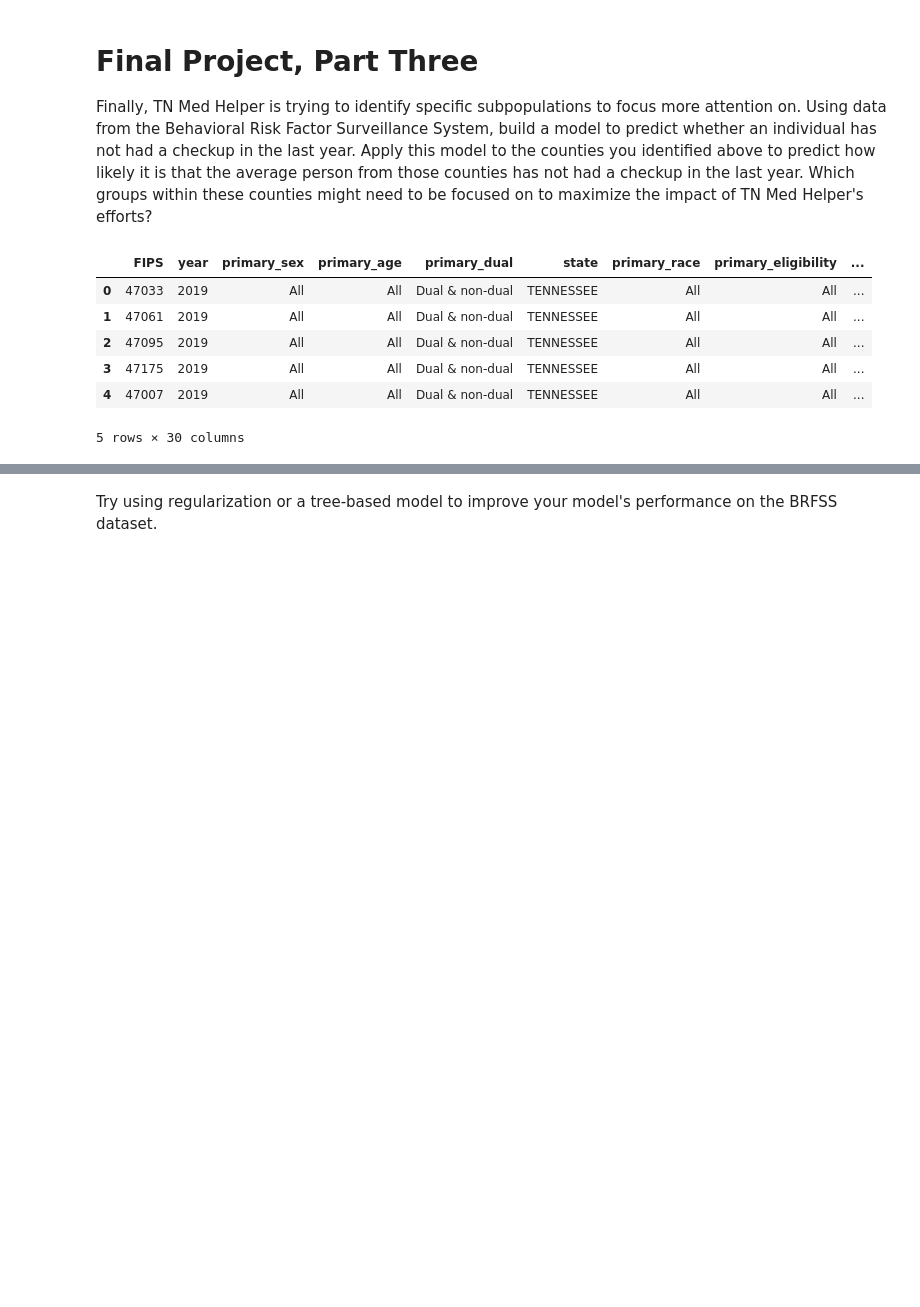
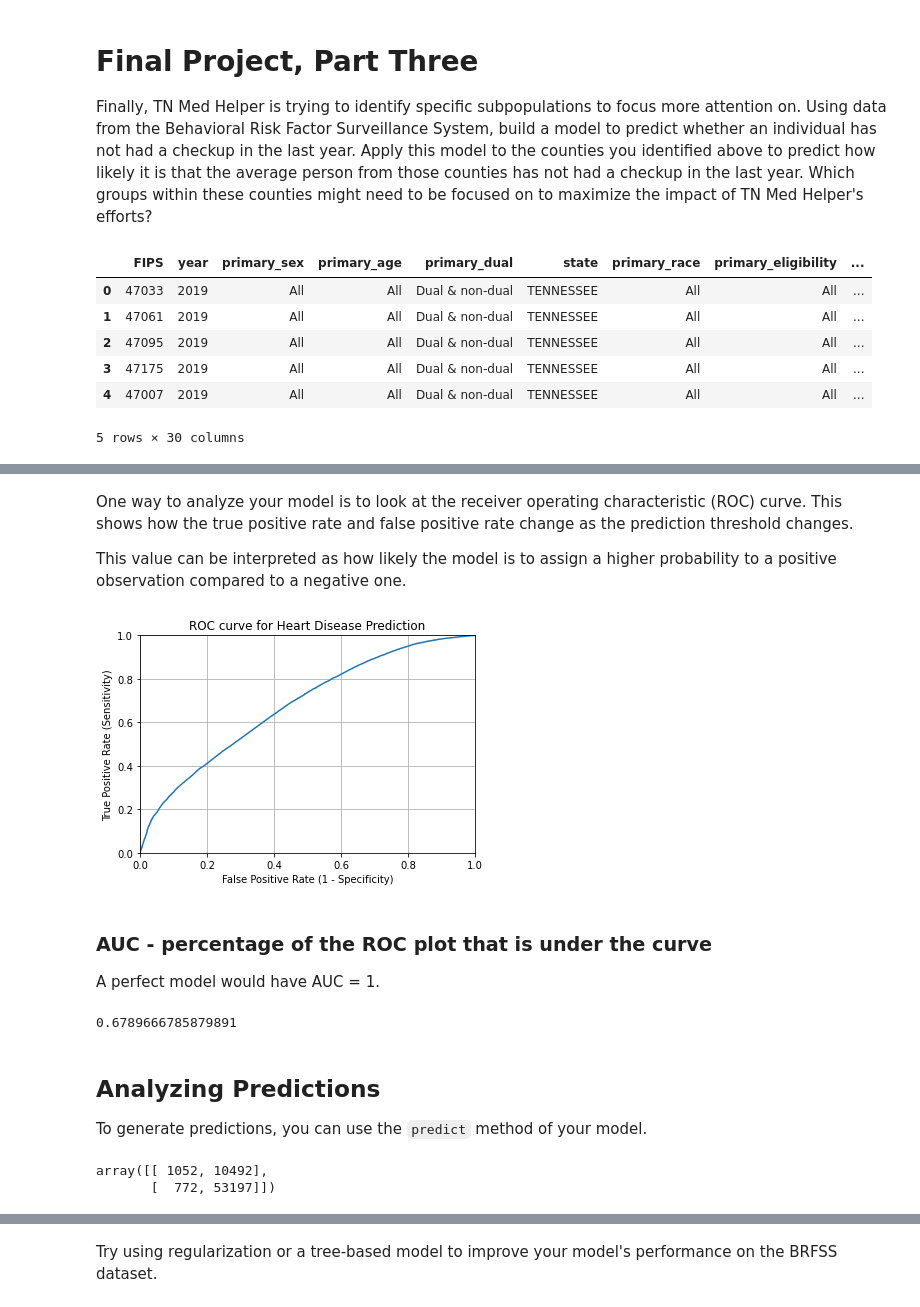
Before and after one commit to smgroves/data-science-essentials-4, a Jupyter notebook: project/Question-three.ipynb, the cells around one changed output, grey strips where cells are left out. Drawn from its saved outputs; the diff is of its cells as text; code cells hidden in the pictures; blank space fills up the shorter version.

```diff
--- a/project/Question-three.ipynb
+++ b/project/Question-three.ipynb
@@ -29,0 +279,2 @@ Then, experiment with making a logistic regression model to predict the target v
+# %%
+y = X.pop('target')
@@ -29,0 +285,5 @@ Then, experiment with making a logistic regression model to predict the target v
+# %%
+X_train, X_test, y_train, y_test = train_test_split(X, y,
+                                                    stratify = y,     # Keep the same proportions of the target in the training and test data
+                                                    test_size = 0.25,
+                                                    random_state = 321)
@@ -29,0 +292,3 @@ Then, experiment with making a logistic regression model to predict the target v
+# %%
+logreg = LogisticRegression()         # Create a logistic regression model
+logreg.fit(X_train, y_train)          # Fit it to the training data
@@ -29,0 +311,2 @@ Then, experiment with making a logistic regression model to predict the target v
+# %%
+y_pred_prob = logreg.predict_proba(X_test)[:,1]
@@ -29,0 +338,4 @@ Then, experiment with making a logistic regression model to predict the target v
+# %% [markdown]
+One way to analyze your model is to look at the receiver operating characteristic (ROC) curve. This shows how the true positive rate and false positive rate change as the prediction threshold changes.
+
+This value can be interpreted as how likely the model is to assign a higher probability to a positive observation compared to a negative one.
@@ -29,0 +344,24 @@ Then, experiment with making a logistic regression model to predict the target v
+# %%
+fp_rate, tp_rate, thresholds = roc_curve(y_test == 1, y_pred_prob)
+
+plt.plot(fp_rate, tp_rate)
+plt.xlim([0.0, 1.0])
+plt.ylim([0.0, 1.0])
+plt.title('ROC curve for Heart Disease Prediction')
+plt.xlabel('False Positive Rate (1 - Specificity)')
+plt.ylabel('True Positive Rate (Sensitivity)')
+plt.grid(True)
+# %% [output]
+[figure, added]
+# %% [markdown]
+### AUC - percentage of the ROC plot that is under the curve
+
+A perfect model would have AUC = 1.
+# %%
+roc_auc_score(y_test, y_pred_prob)
+# %% [output]
+0.6789666785879891
+# %% [markdown]
+## Analyzing Predictions
+
+To generate predictions, you can use the `predict` method of your model.
@@ -29,0 +373,5 @@ Then, experiment with making a logistic regression model to predict the target v
+# %%
+confusion_matrix(y_test, y_pred)
+# %% [output]
+array([[ 1052, 10492],
+       [  772, 53197]])
```
Also changed, not shown: parts of 141 cells of this notebook.
